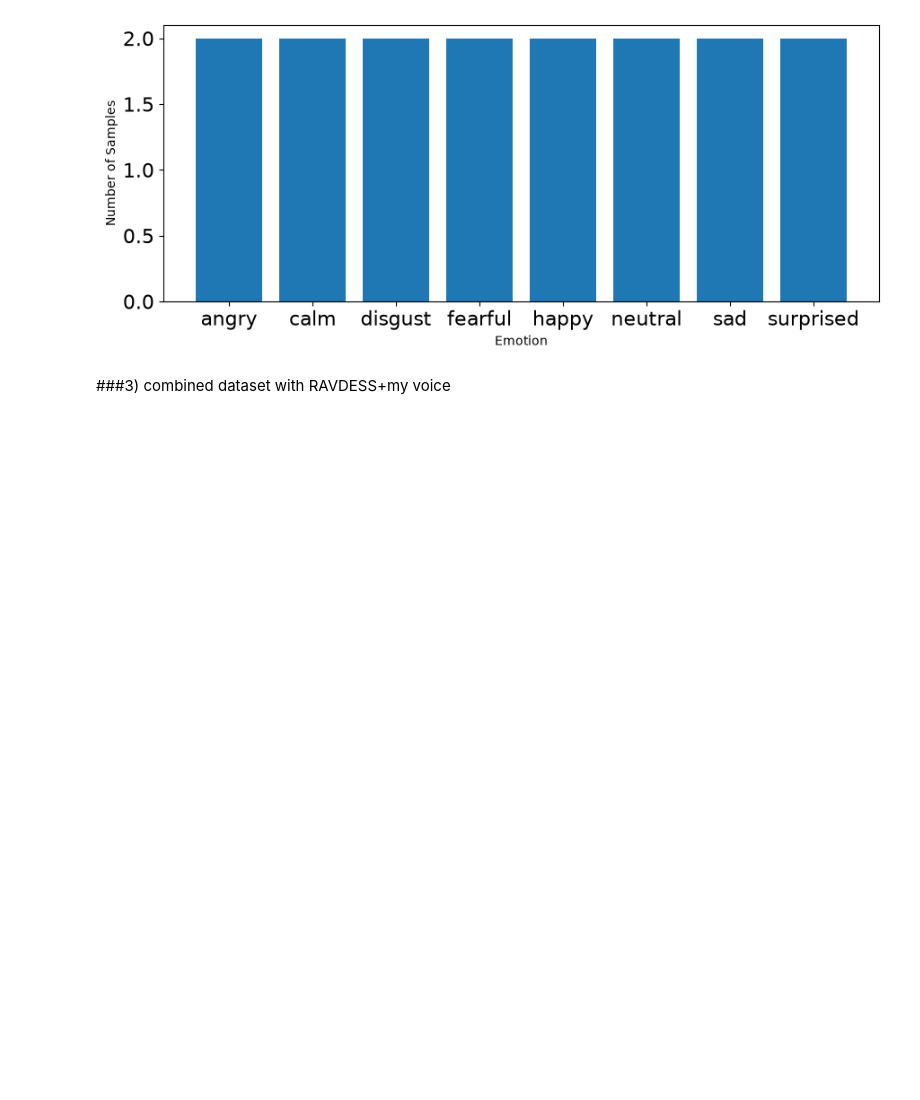
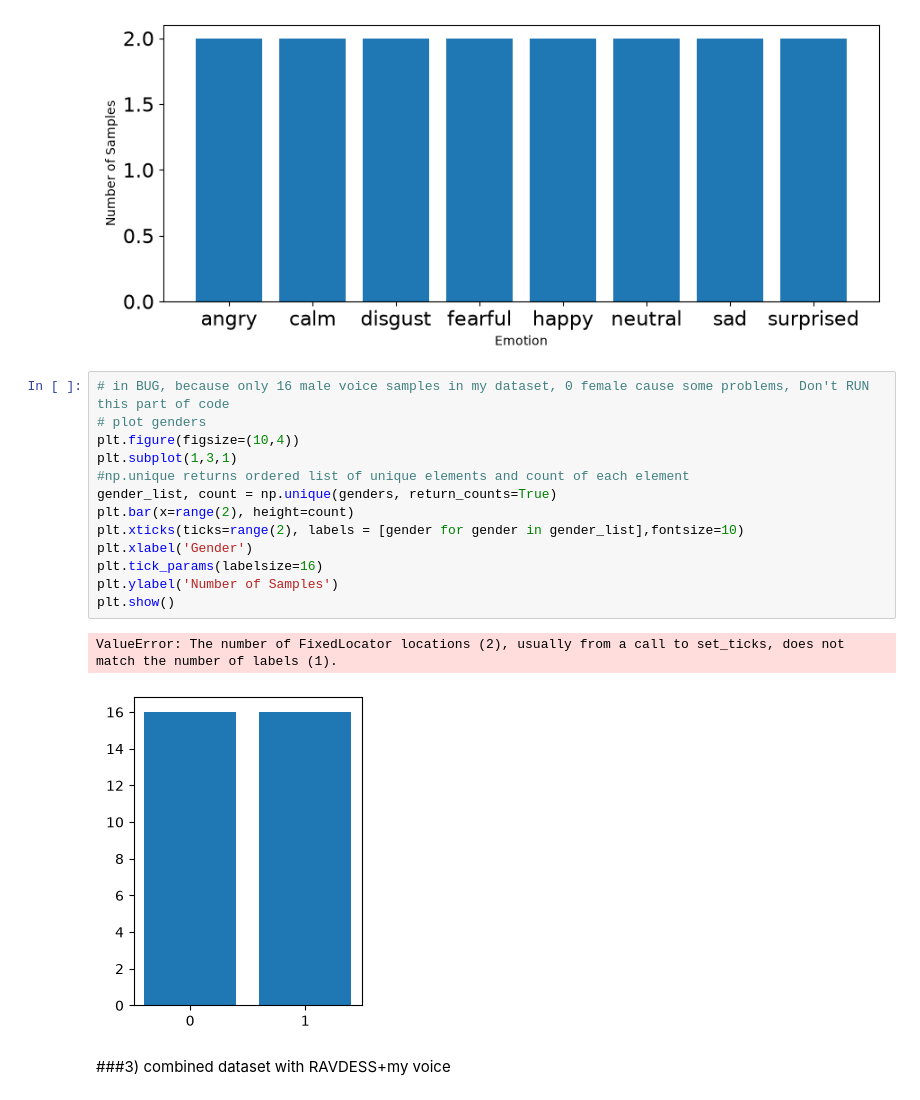
Before and after one commit to Rakko-Yumiya/Week2-DataPreprocessing, a Jupyter notebook: Week 2.ipynb, the cells around one changed output. Drawn from its saved outputs; the diff is of its cells as text; blank space fills up the shorter version.

```diff
--- a/Week 2.ipynb
+++ b/Week 2.ipynb
@@ -769,6 +769,22 @@ plt.ylabel('Number of Samples')
 plt.show()
 # %% [output]
 [figure]
+# %%
+# in BUG, because only 16 male voice samples in my dataset, 0 female cause some problems, Don't RUN this part of code
+# plot genders
+plt.figure(figsize=(10,4))
+plt.subplot(1,3,1)
+#np.unique returns ordered list of unique elements and count of each element
+gender_list, count = np.unique(genders, return_counts=True)
+plt.bar(x=range(2), height=count)
+plt.xticks(ticks=range(2), labels = [gender for gender in gender_list],fontsize=10)
+plt.xlabel('Gender')
+plt.tick_params(labelsize=16)
+plt.ylabel('Number of Samples')
+plt.show()
+# %% [output]
+ValueError: The number of FixedLocator locations (2), usually from a call to set_ticks, does not match the number of labels (1).
+[figure, added]
 # %% [markdown]
 ###3) combined dataset with RAVDESS+my voice
 # %%
```
Also changed, not shown: parts of 1 cell of this notebook.
